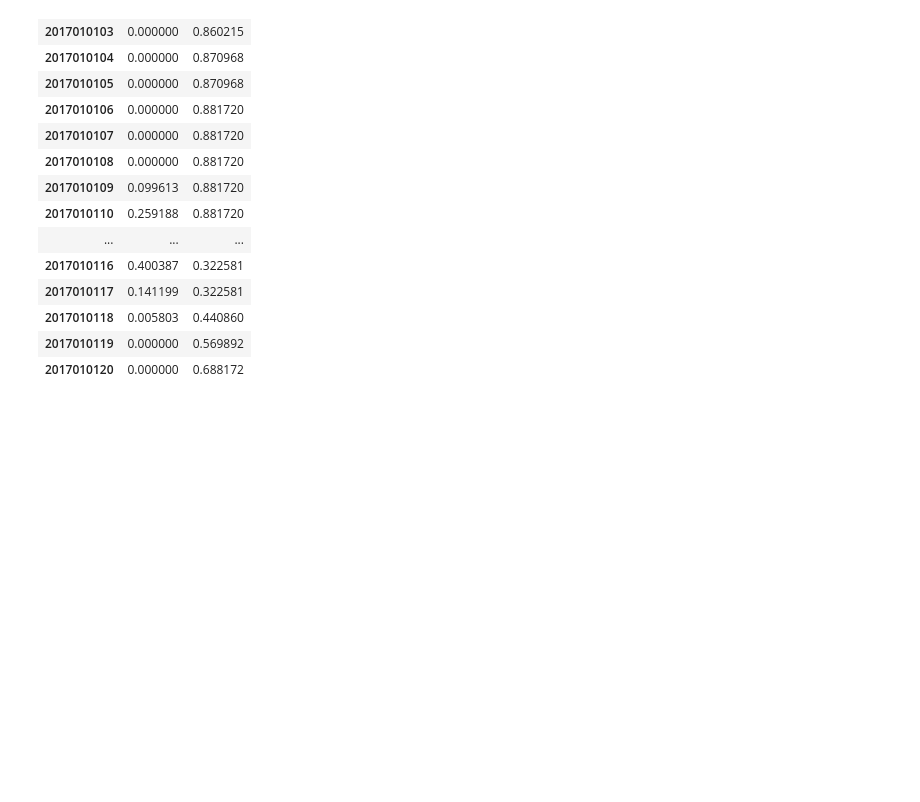
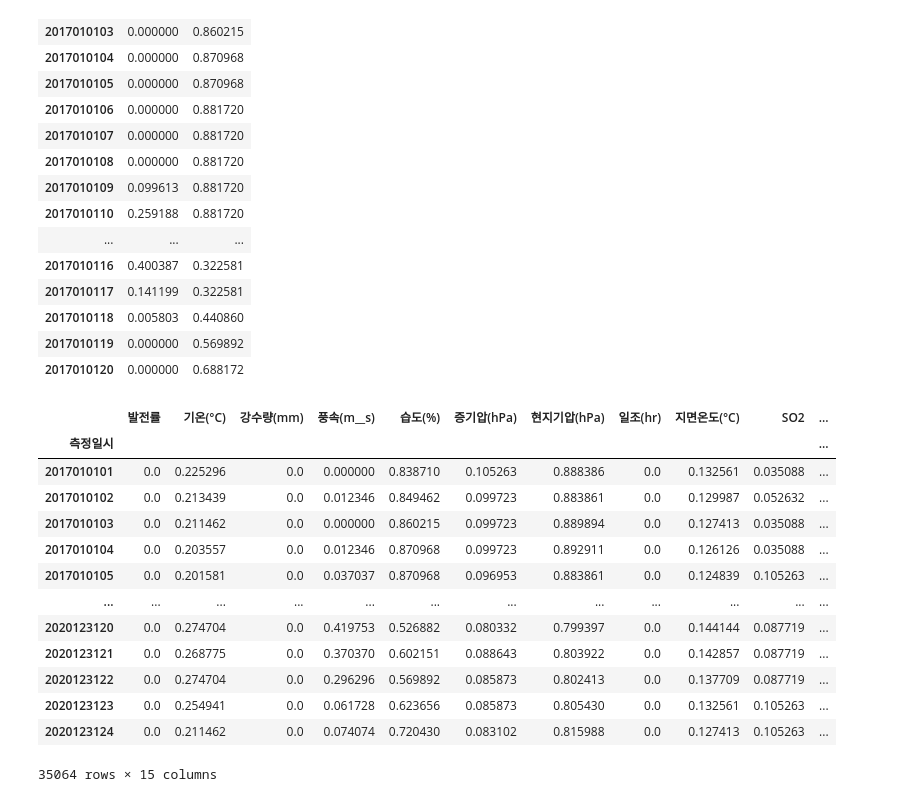
Before and after one commit to djkim0516/Local_Solar_Ratio, a Jupyter notebook: main_csv.ipynb, the cells around one changed output. Drawn from its saved outputs; the diff is of its cells as text; code cells hidden in the pictures; blank space fills up the shorter version.

Commit message:
main_csv train updated

```diff
--- a/main_csv.ipynb
+++ b/main_csv.ipynb
@@ -601,3 +597,20 @@ train_dataset_transform.iloc[0:20, [0,4]]
 | 2017010118 | 0.005803 | 0.440860 |
 | 2017010119 | 0.000000 | 0.569892 |
 | 2017010120 | 0.000000 | 0.688172 |
+# %%
+train_dataset_transform
+# %% [output]
+|  | 발전률 | 기온(°C) | 강수량(mm) | 풍속(m__s) | 습도(%) | 증기압(hPa) | 현지기압(hPa) | 일조(hr) | 지면온도(°C) | SO2 | ... |
+| 측정일시 |  |  |  |  |  |  |  |  |  |  | ... |
+| 2017010101 | 0.0 | 0.225296 | 0.0 | 0.000000 | 0.838710 | 0.105263 | 0.888386 | 0.0 | 0.132561 | 0.035088 | ... |
+| 2017010102 | 0.0 | 0.213439 | 0.0 | 0.012346 | 0.849462 | 0.099723 | 0.883861 | 0.0 | 0.129987 | 0.052632 | ... |
+| 2017010103 | 0.0 | 0.211462 | 0.0 | 0.000000 | 0.860215 | 0.099723 | 0.889894 | 0.0 | 0.127413 | 0.035088 | ... |
+| 2017010104 | 0.0 | 0.203557 | 0.0 | 0.012346 | 0.870968 | 0.099723 | 0.892911 | 0.0 | 0.126126 | 0.035088 | ... |
+| 2017010105 | 0.0 | 0.201581 | 0.0 | 0.037037 | 0.870968 | 0.096953 | 0.883861 | 0.0 | 0.124839 | 0.105263 | ... |
+| ... | ... | ... | ... | ... | ... | ... | ... | ... | ... | ... | ... |
+| 2020123120 | 0.0 | 0.274704 | 0.0 | 0.419753 | 0.526882 | 0.080332 | 0.799397 | 0.0 | 0.144144 | 0.087719 | ... |
+| 2020123121 | 0.0 | 0.268775 | 0.0 | 0.370370 | 0.602151 | 0.088643 | 0.803922 | 0.0 | 0.142857 | 0.087719 | ... |
+| 2020123122 | 0.0 | 0.274704 | 0.0 | 0.296296 | 0.569892 | 0.085873 | 0.802413 | 0.0 | 0.137709 | 0.087719 | ... |
+| 2020123123 | 0.0 | 0.254941 | 0.0 | 0.061728 | 0.623656 | 0.085873 | 0.805430 | 0.0 | 0.132561 | 0.105263 | ... |
+| 2020123124 | 0.0 | 0.211462 | 0.0 | 0.074074 | 0.720430 | 0.083102 | 0.815988 | 0.0 | 0.127413 | 0.105263 | ... |
+35064 rows × 15 columns
```
Also changed, not shown: parts of 11 cells of this notebook, 4 other files.
